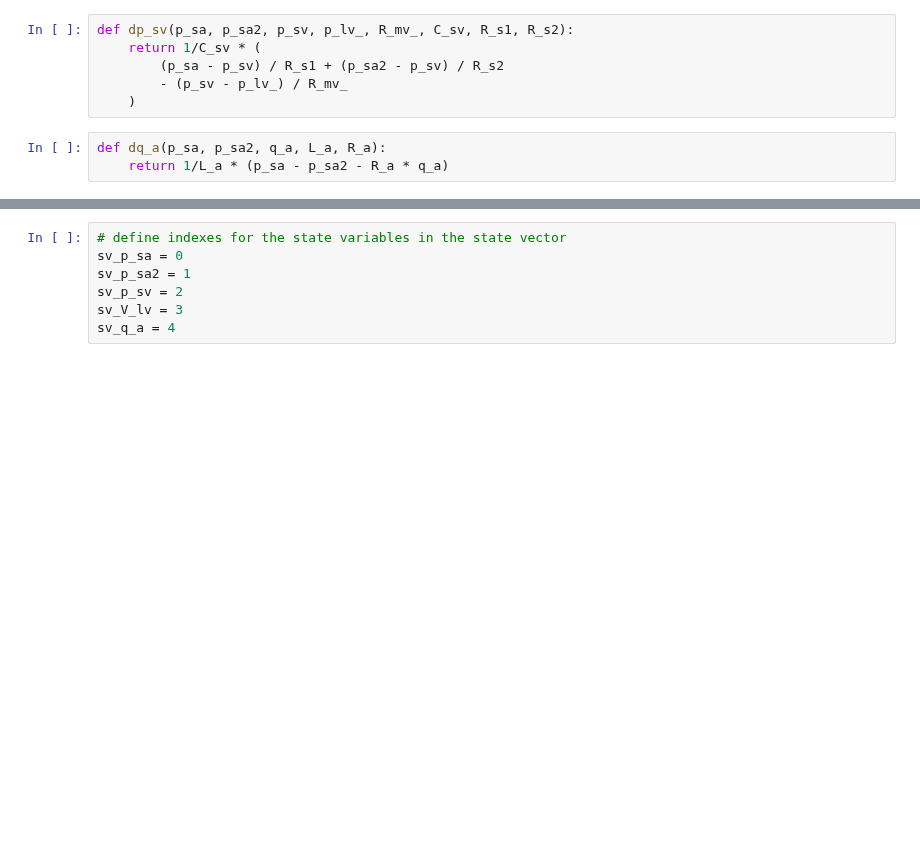
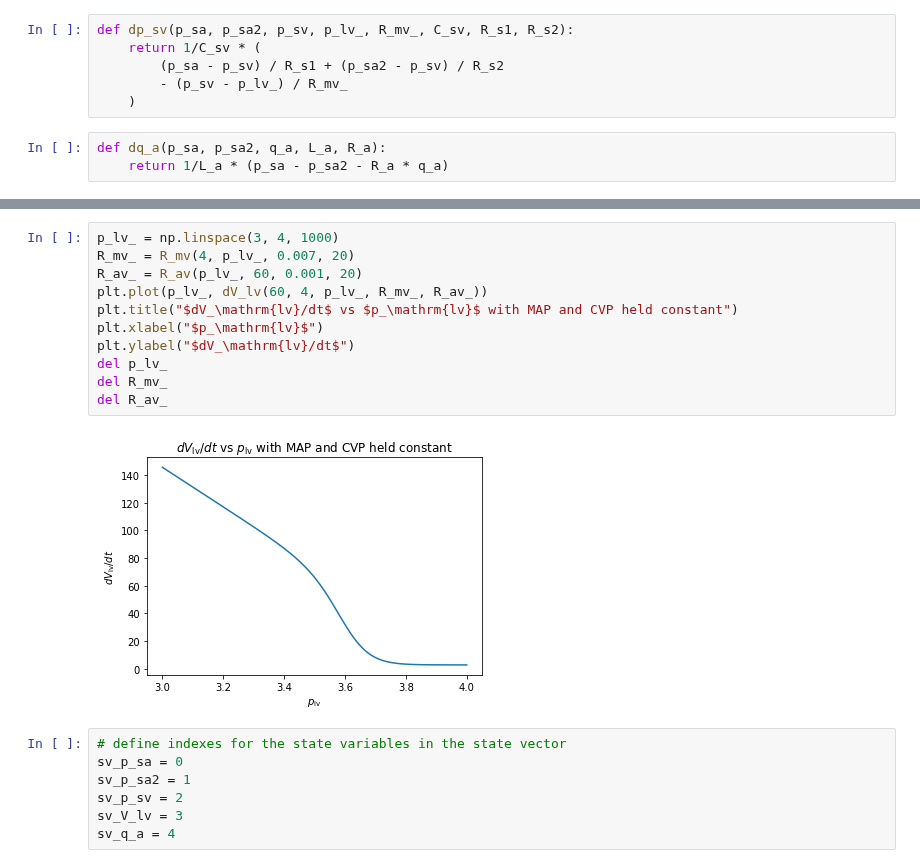
Before and after one commit to kms15/reading_notes, a Jupyter notebook: Papers/Sahoo_lumped_2021.ipynb, the cells around one changed output, grey strips where cells are left out. Saved outputs shown, nothing was run; the diff lists cells and outputs as text; blank space fills up the shorter version.

```diff
--- a/Papers/Sahoo_lumped_2021.ipynb
+++ b/Papers/Sahoo_lumped_2021.ipynb
@@ -180,3 +180,16 @@ del R_av_
+# %%
+p_lv_ = np.linspace(3, 4, 1000)
+R_mv_ = R_mv(4, p_lv_, 0.007, 20)
+R_av_ = R_av(p_lv_, 60, 0.001, 20)
+plt.plot(p_lv_, dV_lv(60, 4, p_lv_, R_mv_, R_av_))
+plt.title("$dV_\mathrm{lv}/dt$ vs $p_\mathrm{lv}$ with MAP and CVP held constant")
+plt.xlabel("$p_\mathrm{lv}$")
+plt.ylabel("$dV_\mathrm{lv}/dt$")
+del p_lv_
+del R_mv_
+del R_av_
+# %% [output]
+[figure, added]
 # %%
 # define indexes for the state variables in the state vector
 sv_p_sa = 0
```
Also changed, not shown: parts of 3 cells of this notebook.
